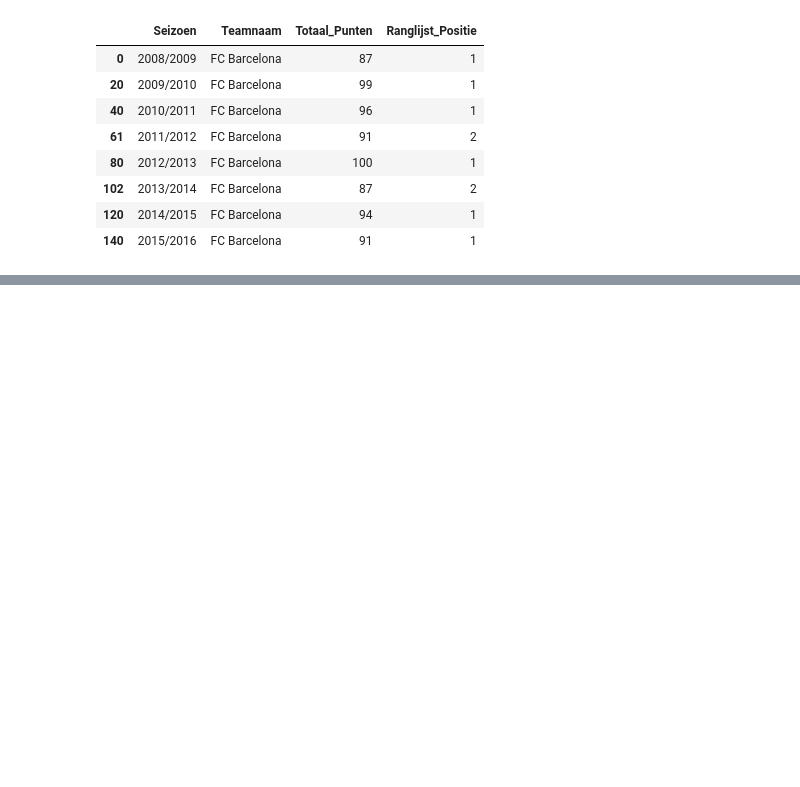
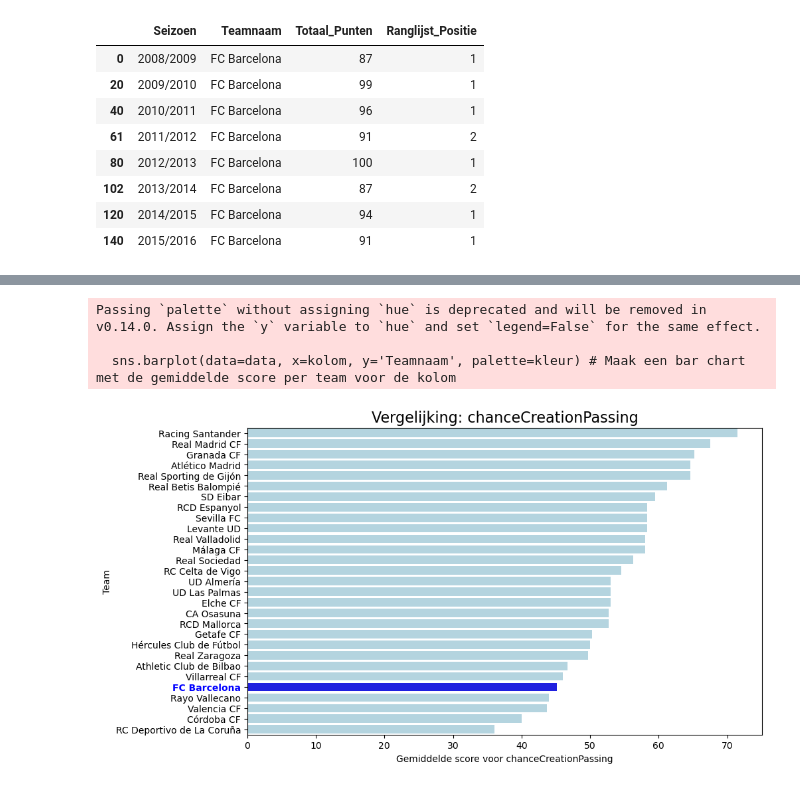
Before and after one commit to TijnD07/DataLab2-Sprint3, a Jupyter notebook: index.ipynb, the cells around one changed output, grey strips where cells are left out. Saved outputs shown, nothing was run; the diff lists cells and outputs as text; code cells hidden in the pictures; blank space fills up the shorter version.

```diff
--- a/index.ipynb
+++ b/index.ipynb
@@ -321,0 +419,8 @@ laliga.describe()
+# %%
+#Analyse van kansen creëren van passing
+toon_team_vergelijking(laliga, 'chanceCreationPassing')
+# %% [output]
+Passing `palette` without assigning `hue` is deprecated and will be removed in v0.14.0. Assign the `y` variable to `hue` and set `legend=False` for the same effect.
+
+  sns.barplot(data=data, x=kolom, y='Teamnaam', palette=kleur) # Maak een bar chart met de gemiddelde score per team voor de kolom
+[figure, added]
```
Also changed, not shown: parts of 24 cells of this notebook.
